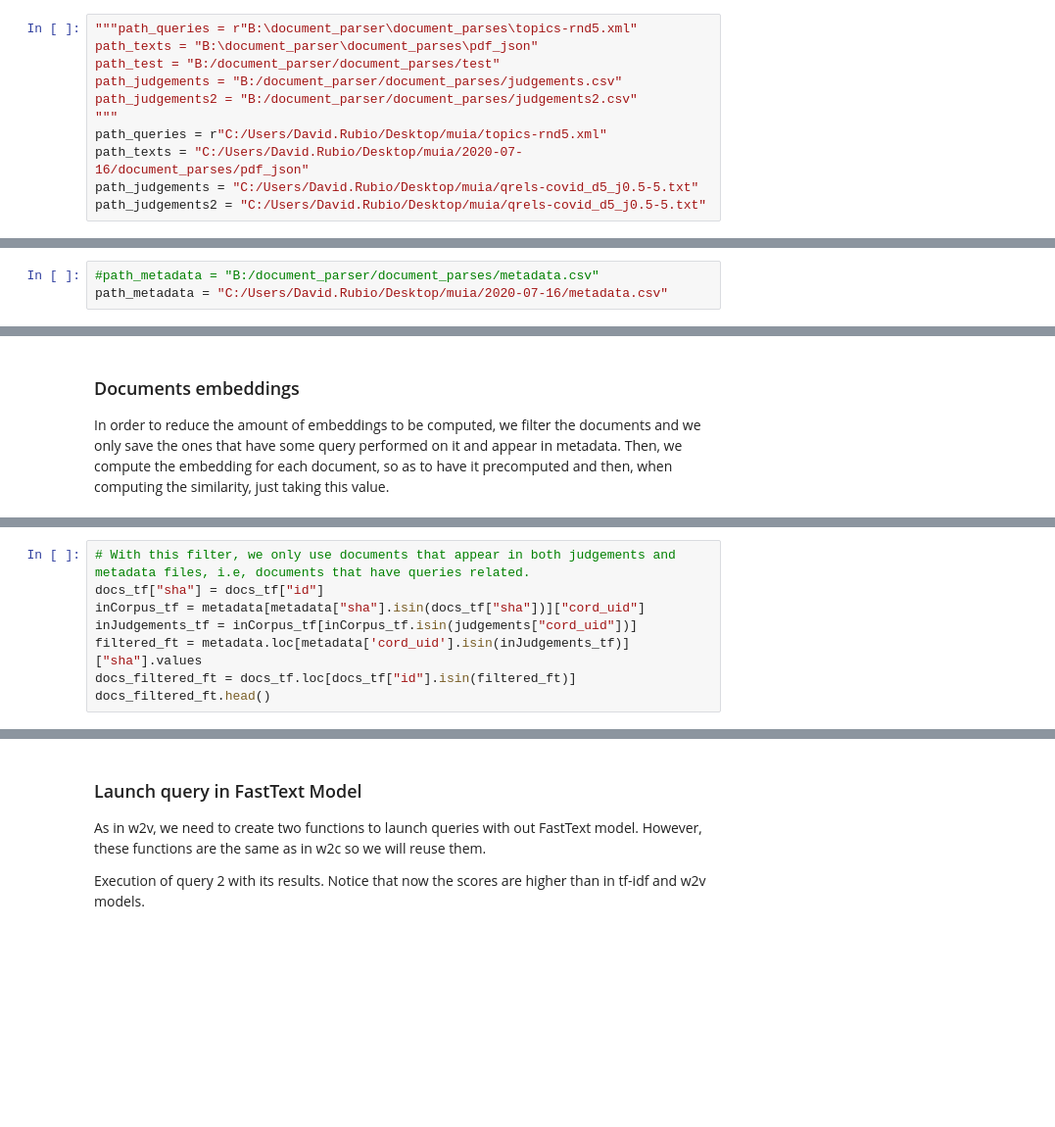
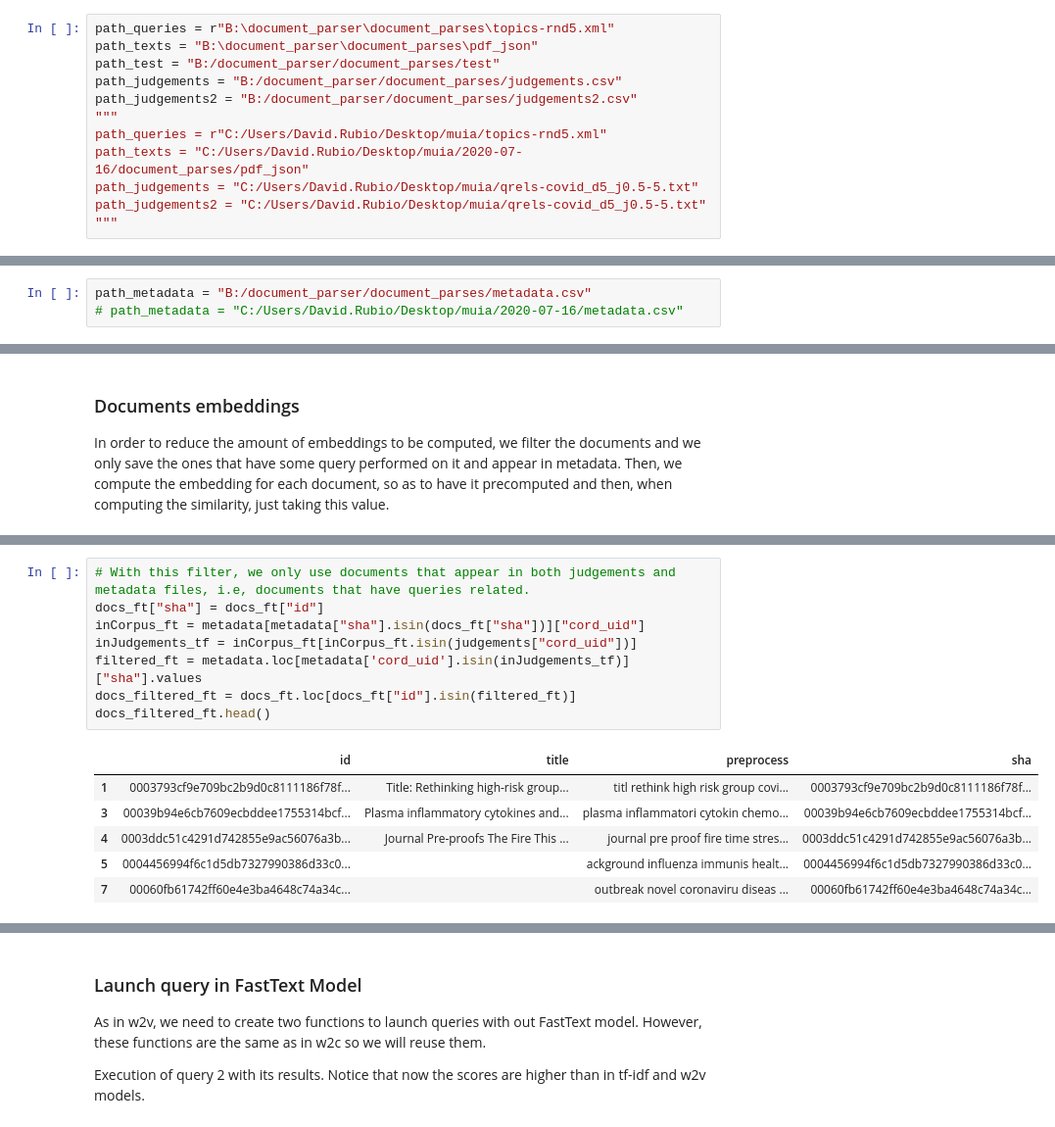
Before and after one commit to themrcesi/Biomedical-Informatics, a Jupyter notebook: Information Retrieval Engine/src/IRSystem.ipynb, the cells around one changed output, grey strips where cells are left out. Shown at 98% size. Cells and saved outputs as stored; diff of their text form; blank space fills up the shorter version.

```diff
--- a/Information Retrieval Engine/src/IRSystem.ipynb
+++ b/Information Retrieval Engine/src/IRSystem.ipynb
@@ -40,7 +40,7 @@ import re
 
 Add the paths for the queries file, the texts (documents) and the judements file.
 # %%
-"""path_queries = r"B:\document_parser\document_parses\topics-rnd5.xml"
+path_queries = r"B:\document_parser\document_parses\topics-rnd5.xml"
 path_texts = "B:\document_parser\document_parses\pdf_json"
 path_test = "B:/document_parser/document_parses/test"
 path_judgements = "B:/document_parser/document_parses/judgements.csv"
@@ -49,4 +49,4 @@ path_judgements2 = "B:/document_parser/document_parses/judgements2.csv"
 path_queries = r"C:/Users/David.Rubio/Desktop/muia/topics-rnd5.xml"
 path_texts = "C:/Users/David.Rubio/Desktop/muia/2020-07-16/document_parses/pdf_json"
 path_judgements = "C:/Users/David.Rubio/Desktop/muia/qrels-covid_d5_j0.5-5.txt"
-path_judgements2 = "C:/Users/David.Rubio/Desktop/muia/qrels-covid_d5_j0.5-5.txt"
+path_judgements2 = "C:/Users/David.Rubio/Desktop/muia/qrels-covid_d5_j0.5-5.txt" """
@@ -221,8 +267,8 @@ queries.head()
 # %% [markdown]
 The metadata file link the identifier of the paper used for indexing the documents with the cord_uid given in the judgements file.
 # %%
-#path_metadata = "B:/document_parser/document_parses/metadata.csv"
-path_metadata = "C:/Users/David.Rubio/Desktop/muia/2020-07-16/metadata.csv"
+path_metadata = "B:/document_parser/document_parses/metadata.csv"
+# path_metadata = "C:/Users/David.Rubio/Desktop/muia/2020-07-16/metadata.csv"
 # %%
 metadata = pd.read_csv(path_metadata, header = 0, usecols = [0,1])
 # %%
@@ -772,9 +1046,16 @@ docs_tf.head()
 # %%
 # With this filter, we only use documents that appear in both judgements and metadata files, i.e, documents that have queries related.
-docs_tf["sha"] = docs_tf["id"]
-inCorpus_tf = metadata[metadata["sha"].isin(docs_tf["sha"])]["cord_uid"]
-inJudgements_tf = inCorpus_tf[inCorpus_tf.isin(judgements["cord_uid"])]
+docs_ft["sha"] = docs_ft["id"]
+inCorpus_ft = metadata[metadata["sha"].isin(docs_ft["sha"])]["cord_uid"]
+inJudgements_tf = inCorpus_ft[inCorpus_ft.isin(judgements["cord_uid"])]
 filtered_ft = metadata.loc[metadata['cord_uid'].isin(inJudgements_tf)]["sha"].values
-docs_filtered_ft = docs_tf.loc[docs_tf["id"].isin(filtered_ft)]
+docs_filtered_ft = docs_ft.loc[docs_ft["id"].isin(filtered_ft)]
 docs_filtered_ft.head()
+# %% [output]
+|  | id | title | preprocess | sha |
+| 1 | 0003793cf9e709bc2b9d0c8111186f78f... | Title: Rethinking high-risk group... | titl rethink high risk group covi... | 0003793cf9e709bc2b9d0c8111186f78f... |
+| 3 | 00039b94e6cb7609ecbddee1755314bcf... | Plasma inflammatory cytokines and... | plasma inflammatori cytokin chemo... | 00039b94e6cb7609ecbddee1755314bcf... |
+| 4 | 0003ddc51c4291d742855e9ac56076a3b... | Journal Pre-proofs The Fire This ... | journal pre proof fire time stres... | 0003ddc51c4291d742855e9ac56076a3b... |
+| 5 | 0004456994f6c1d5db7327990386d33c0... |  | ackground influenza immunis healt... | 0004456994f6c1d5db7327990386d33c0... |
+| 7 | 00060fb61742ff60e4e3ba4648c74a34c... |  | outbreak novel coronaviru diseas ... | 00060fb61742ff60e4e3ba4648c74a34c... |
 # %%
```
Also changed, not shown: parts of 49 cells of this notebook.
